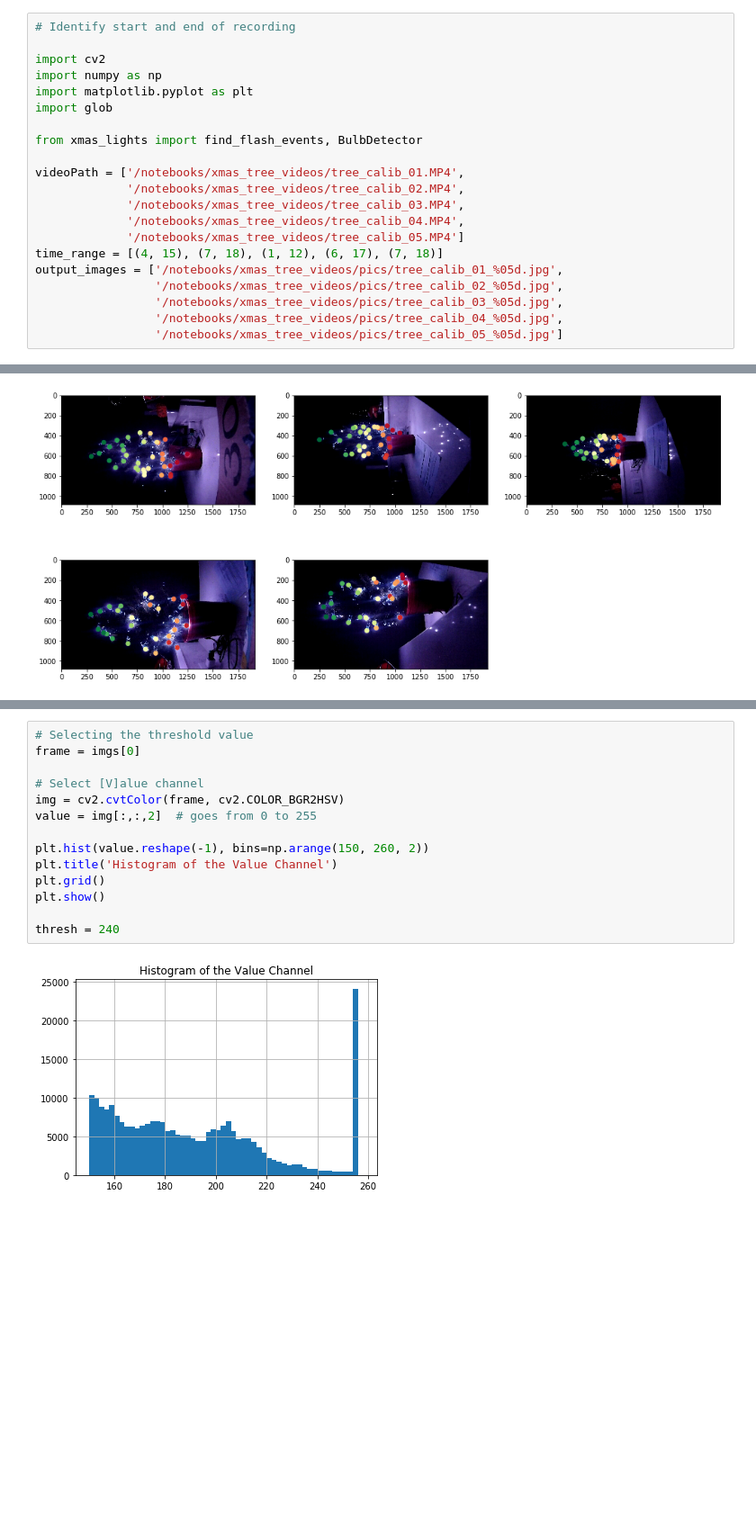
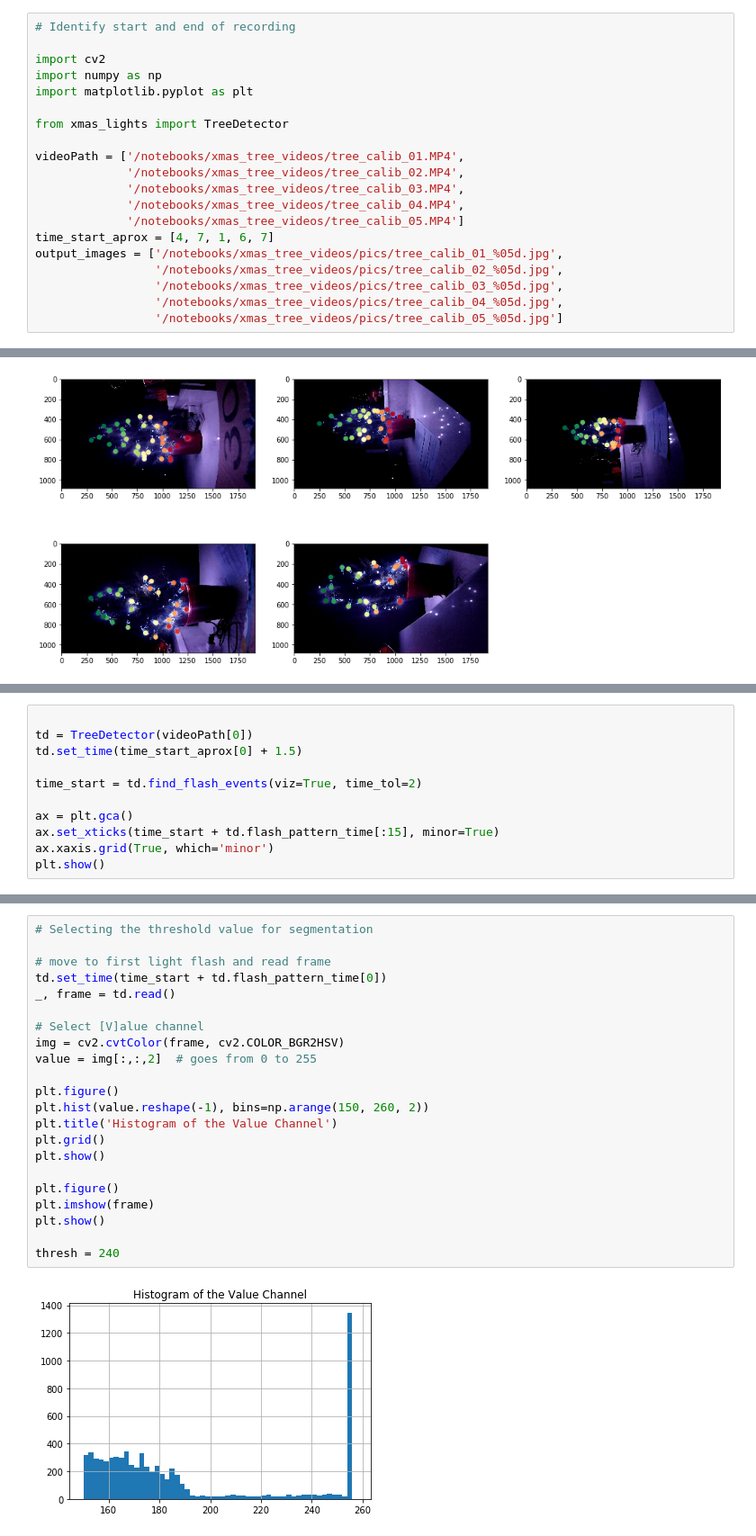
Before and after one commit to garamizo/xmas-lights, a Jupyter notebook: segment_lights.ipynb, the cells around one changed output, grey strips where cells are left out. Shown at 90% size. Cells and saved outputs as stored; diff of their text form; blank space fills up the shorter version.

Commit message:
organized light detection from video into a class

```diff
--- a/segment_lights.ipynb
+++ b/segment_lights.ipynb
@@ -19,16 +13,15 @@ For each video, annotate the start time of the cycle
 import cv2
 import numpy as np
 import matplotlib.pyplot as plt
-import glob
 
-from xmas_lights import find_flash_events, BulbDetector
+from xmas_lights import TreeDetector
 
 videoPath = ['/notebooks/xmas_tree_videos/tree_calib_01.MP4',
              '/notebooks/xmas_tree_videos/tree_calib_02.MP4',
              '/notebooks/xmas_tree_videos/tree_calib_03.MP4',
              '/notebooks/xmas_tree_videos/tree_calib_04.MP4',
              '/notebooks/xmas_tree_videos/tree_calib_05.MP4']
-time_range = [(4, 15), (7, 18), (1, 12), (6, 17), (7, 18)]
+time_start_aprox = [4, 7, 1, 6, 7]
 output_images = ['/notebooks/xmas_tree_videos/pics/tree_calib_01_%05d.jpg',
                  '/notebooks/xmas_tree_videos/pics/tree_calib_02_%05d.jpg',
                  '/notebooks/xmas_tree_videos/pics/tree_calib_03_%05d.jpg',
@@ -109,0 +75,11 @@ This was how the image threshold was determined
+# %%
+
+td = TreeDetector(videoPath[0])
+td.set_time(time_start_aprox[0] + 1.5)
+
+time_start = td.find_flash_events(viz=True, time_tol=2)
+
+ax = plt.gca()
+ax.set_xticks(time_start + td.flash_pattern_time[:15], minor=True)
+ax.xaxis.grid(True, which='minor')
+plt.show()
@@ -110,16 +88,24 @@ This was how the image threshold was determined
 # %%
-# Selecting the threshold value
-frame = imgs[0]
+# Selecting the threshold value for segmentation
+
+# move to first light flash and read frame
+td.set_time(time_start + td.flash_pattern_time[0])
+_, frame = td.read()
 
 # Select [V]alue channel
 img = cv2.cvtColor(frame, cv2.COLOR_BGR2HSV)
 value = img[:,:,2]  # goes from 0 to 255
 
+plt.figure()
 plt.hist(value.reshape(-1), bins=np.arange(150, 260, 2))
 plt.title('Histogram of the Value Channel')
 plt.grid()
 plt.show()
 
+plt.figure()
+plt.imshow(frame)
+plt.show()
+
 thresh = 240
 # %% [output]
-[figure, old version]
+[figure, new version]
```
Also changed, not shown: parts of 11 cells of this notebook, 8 other files.
